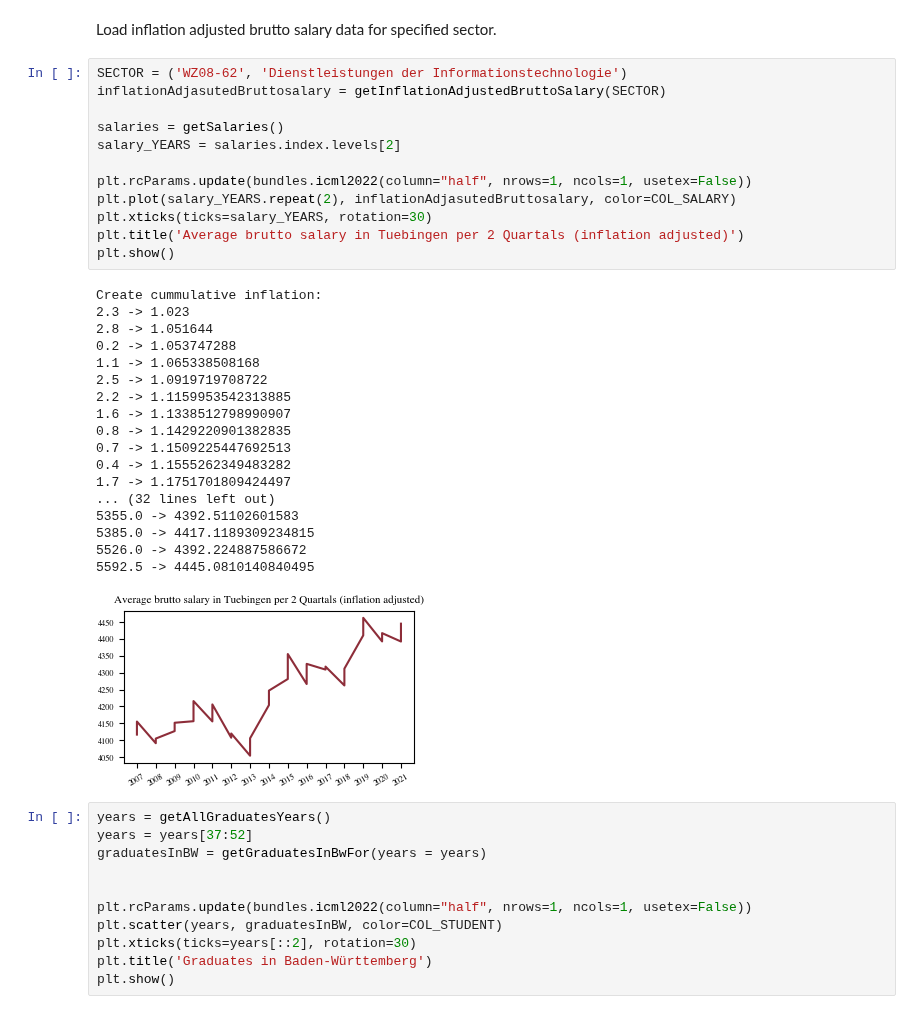
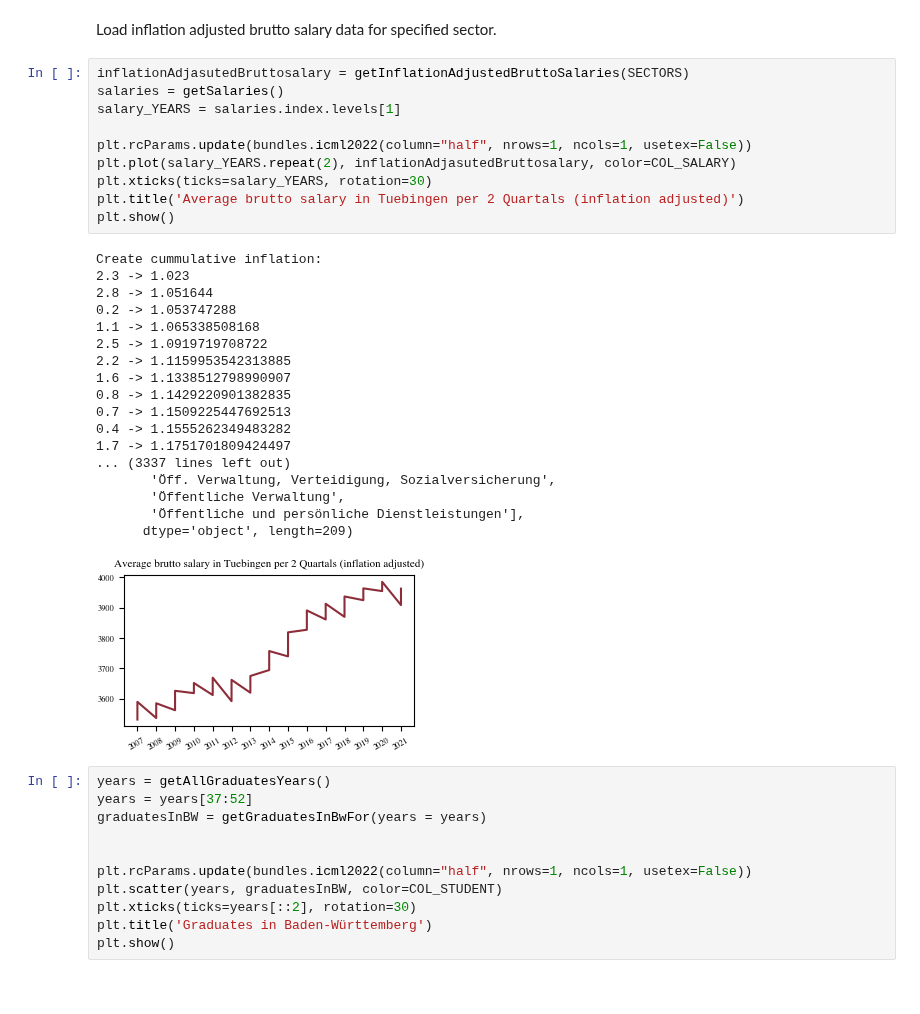
Before and after one commit to mxs01/AnalysingStudentDevelopment, a Jupyter notebook: exp/exp_01_regression.ipynb, the cells around one changed output. Cells and saved outputs as stored; diff of their text form.

```diff
--- a/exp/exp_01_regression.ipynb
+++ b/exp/exp_01_regression.ipynb
@@ -40,36 +38,34 @@ plt.show()
 # %% [markdown]
 Load inflation adjusted brutto salary data for specified sector.
 # %%
-SECTOR = ('WZ08-62', 'Dienstleistungen der Informationstechnologie')
-inflationAdjasutedBruttosalary = getInflationAdjustedBruttoSalary(SECTOR)
-
+inflationAdjasutedBruttosalary = getInflationAdjustedBruttoSalaries(SECTORS)
 salaries = getSalaries()
-salary_YEARS = salaries.index.levels[2]
+salary_YEARS = salaries.index.levels[1]
 
 plt.rcParams.update(bundles.icml2022(column="half", nrows=1, ncols=1, usetex=False))
 plt.plot(salary_YEARS.repeat(2), inflationAdjasutedBruttosalary, color=COL_SALARY)
 plt.xticks(ticks=salary_YEARS, rotation=30)
 plt.title('Average brutto salary in Tuebingen per 2 Quartals (inflation adjusted)')
 plt.show()
 # %% [output]
 Create cummulative inflation:
 2.3 -> 1.023
 2.8 -> 1.051644
 0.2 -> 1.053747288
 1.1 -> 1.065338508168
 2.5 -> 1.0919719708722
 2.2 -> 1.1159953542313885
 1.6 -> 1.1338512798990907
 0.8 -> 1.1429220901382835
 0.7 -> 1.1509225447692513
 0.4 -> 1.1555262349483282
 1.7 -> 1.1751701809424497
-... (32 lines left out)
-5355.0 -> 4392.51102601583
-5385.0 -> 4417.1189309234815
-5526.0 -> 4392.224887586672
-5592.5 -> 4445.0810140840495
+... (3337 lines left out)
+       'Öff. Verwaltung, Verteidigung, Sozialversicherung',
+       'Öffentliche Verwaltung',
+       'Öffentliche und persönliche Dienstleistungen'],
+      dtype='object', length=209)
-[figure, old version]
+[figure, new version]
 # %%
 years = getAllGraduatesYears()
 years = years[37:52]
```
Also changed, not shown: parts of 4 cells of this notebook, 5 other files.
